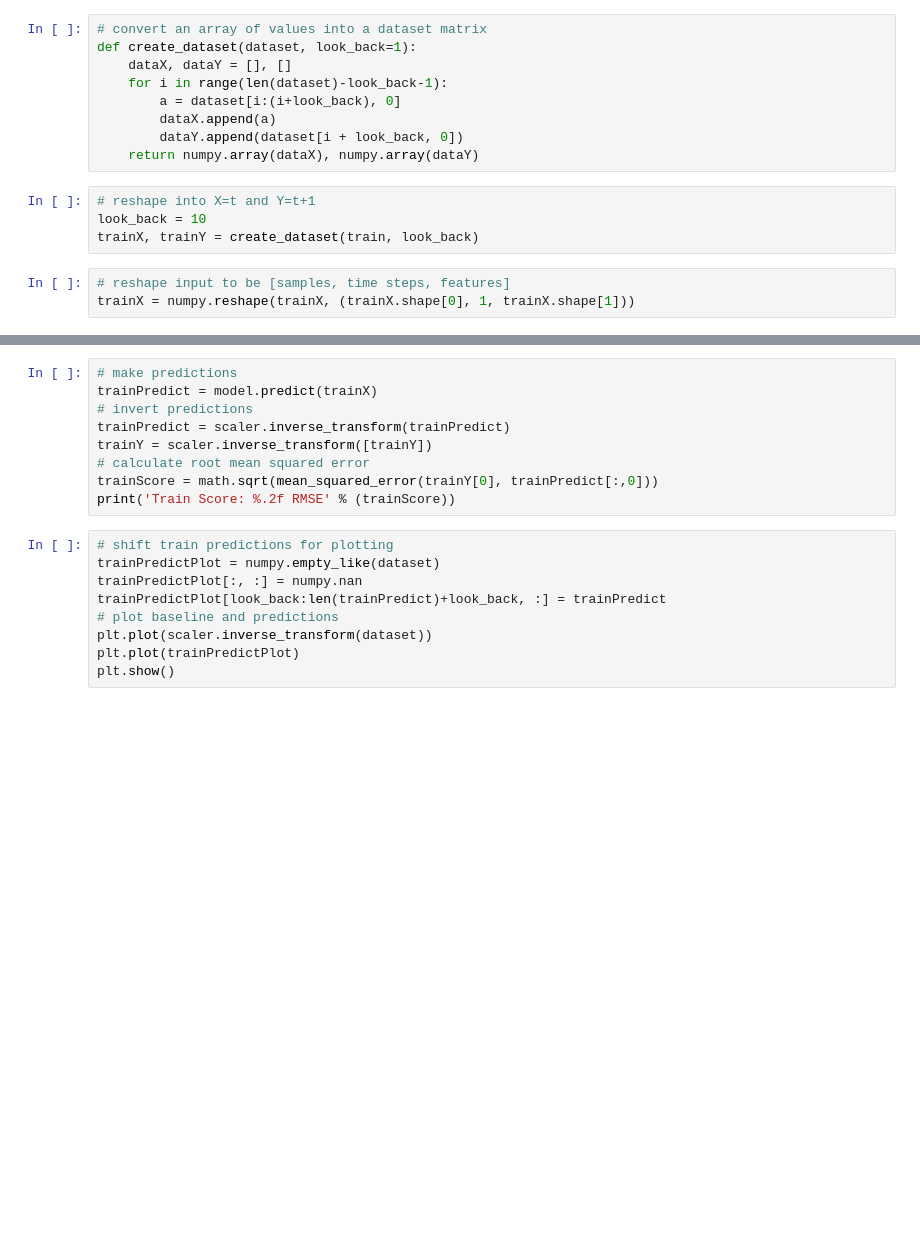
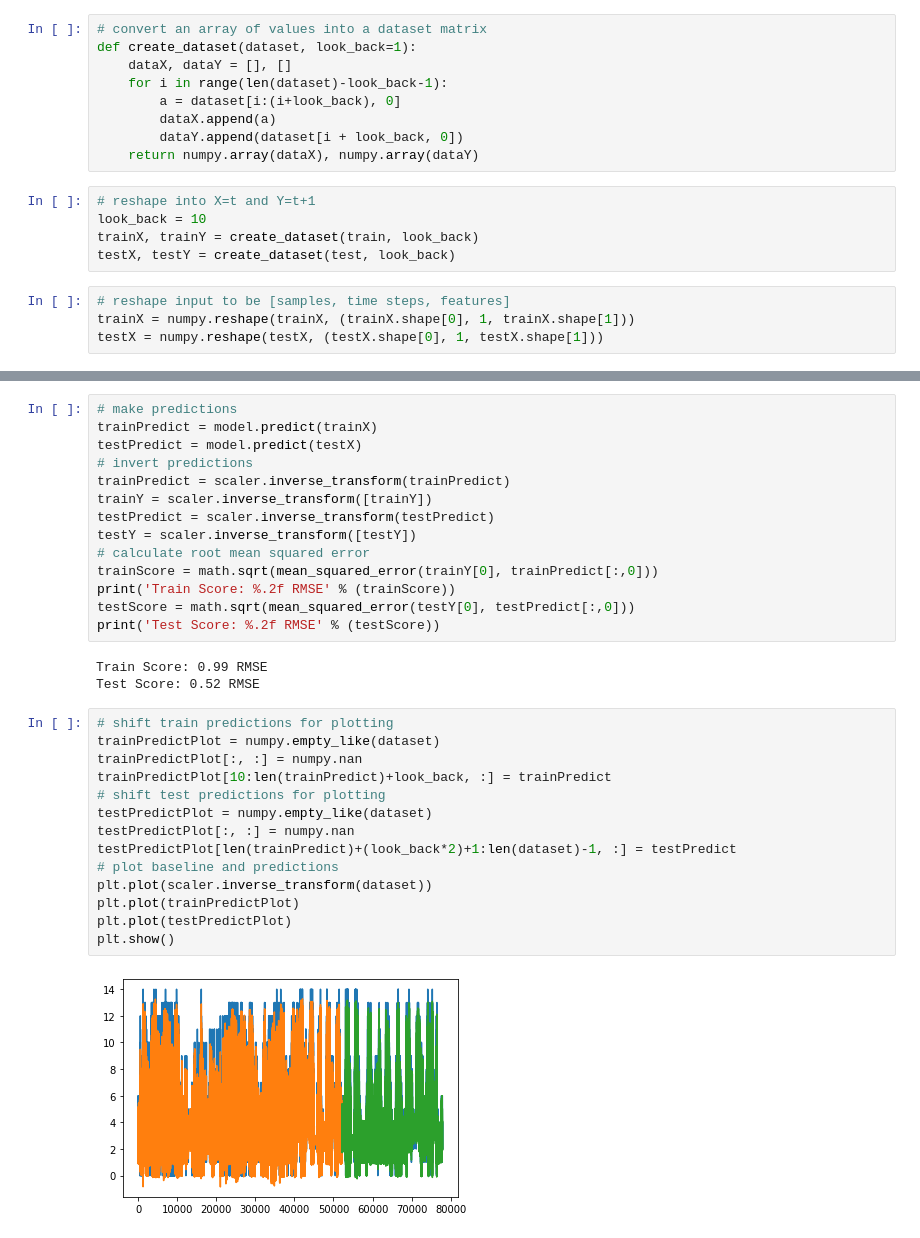
Before and after one commit to niekdonk/ML, a Jupyter notebook: time_series3.ipynb, the cells around one changed output, grey strips where cells are left out. Saved outputs shown, nothing was run; the diff lists cells and outputs as text; blank space fills up the shorter version.

```diff
--- a/time_series3.ipynb
+++ b/time_series3.ipynb
@@ -46,9 +47,11 @@ def create_dataset(dataset, look_back=1):
 # reshape into X=t and Y=t+1
 look_back = 10
 trainX, trainY = create_dataset(train, look_back)
+testX, testY = create_dataset(test, look_back)
 # %%
 # reshape input to be [samples, time steps, features]
 trainX = numpy.reshape(trainX, (trainX.shape[0], 1, trainX.shape[1]))
+testX = numpy.reshape(testX, (testX.shape[0], 1, testX.shape[1]))
 # %%
 # create and fit the LSTM network
 model = Sequential()
@@ -77,18 +81,33 @@ Epoch 87/100
 # %%
 # make predictions
 trainPredict = model.predict(trainX)
+testPredict = model.predict(testX)
 # invert predictions
 trainPredict = scaler.inverse_transform(trainPredict)
 trainY = scaler.inverse_transform([trainY])
+testPredict = scaler.inverse_transform(testPredict)
+testY = scaler.inverse_transform([testY])
 # calculate root mean squared error
 trainScore = math.sqrt(mean_squared_error(trainY[0], trainPredict[:,0]))
 print('Train Score: %.2f RMSE' % (trainScore))
+testScore = math.sqrt(mean_squared_error(testY[0], testPredict[:,0]))
+print('Test Score: %.2f RMSE' % (testScore))
+# %% [output]
+Train Score: 0.99 RMSE
+Test Score: 0.52 RMSE
 # %%
 # shift train predictions for plotting
 trainPredictPlot = numpy.empty_like(dataset)
 trainPredictPlot[:, :] = numpy.nan
-trainPredictPlot[look_back:len(trainPredict)+look_back, :] = trainPredict
+trainPredictPlot[10:len(trainPredict)+look_back, :] = trainPredict
+# shift test predictions for plotting
+testPredictPlot = numpy.empty_like(dataset)
+testPredictPlot[:, :] = numpy.nan
+testPredictPlot[len(trainPredict)+(look_back*2)+1:len(dataset)-1, :] = testPredict
 # plot baseline and predictions
 plt.plot(scaler.inverse_transform(dataset))
 plt.plot(trainPredictPlot)
+plt.plot(testPredictPlot)
 plt.show()
+# %% [output]
+[figure, added]
```
Also changed, not shown: parts of 3 cells of this notebook, 1 other file.
